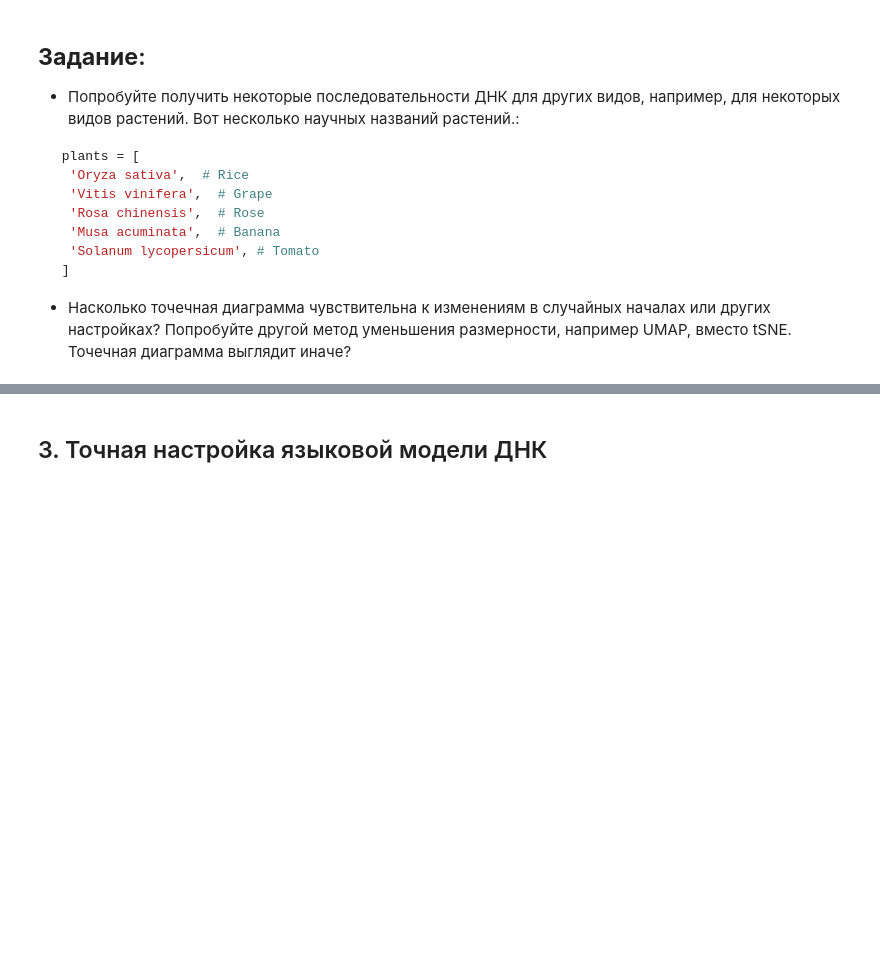
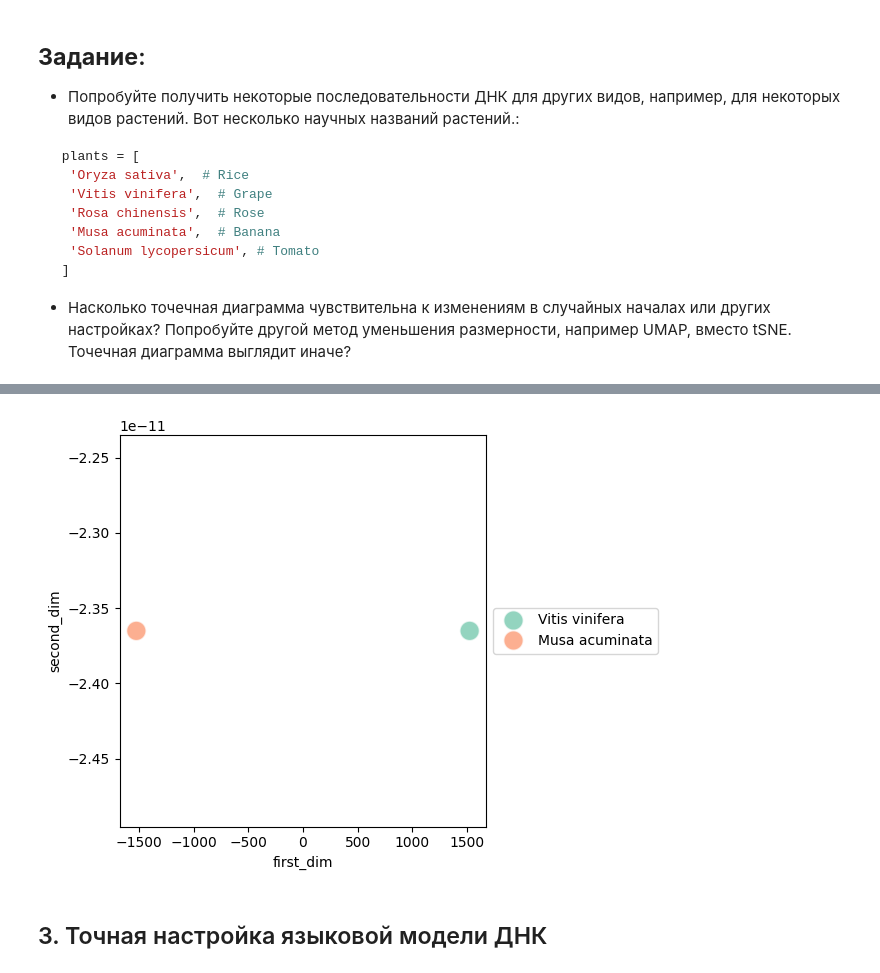
Before and after one commit to pavel-bulyha/NNInBioTasks, a Jupyter notebook: tasks/Lab11-12/AI_for_Biology.ipynb, the cells around one changed output, grey strips where cells are left out. Drawn from its saved outputs; the diff is of its cells as text; code cells hidden in the pictures; blank space fills up the shorter version.

```diff
--- a/tasks/Lab11-12/AI_for_Biology.ipynb
+++ b/tasks/Lab11-12/AI_for_Biology.ipynb
@@ -561,10 +641,10 @@ def _compute_mean_sequence_embeddings(
   # Вычислите вложения.
   attention_mask = tokens_ids != tokenizer.pad_token_id
 
-  # Переместите модель и тензоры на графический процессор.
-  model = model.to('cuda')
-  tokens_ids = tokens_ids.to('cuda')
-  attention_mask = attention_mask.to('cuda')
+  # Переместите модель и тензоры на графический процессор. (если не получится, останется на CPU)
+  model = model.to("cuda" if torch.cuda.is_available() else "cpu")
+  tokens_ids = tokens_ids.to("cuda" if torch.cuda.is_available() else "cpu")
+  attention_mask = attention_mask.to("cuda" if torch.cuda.is_available() else "cpu")
 
   # По умолчанию PyTorch сохраняет график вычислений для обратного прохождения, но это
   # заполняет оперативную память, а нам это не нужно, поэтому мы отключаем это с помощью torch.no_grad() .
@@ -729,0 +838,3 @@ embeddings_tsne_df
+# %%
+embeddings = compute_mean_sequence_embeddings(
+    dna_sequences_df['sequence'], tokenizer, language_model)
@@ -729,0 +845,26 @@ embeddings_tsne_df
+# %%
+# Определяем число физических ядер с помощью wmic или используем логические ядра, если не удалось.
+import multiprocessing
+try:
+    output = subprocess.check_output(
+        "wmic CPU Get NumberOfCores /Format:csv".split(),
+        text=True
+    ).strip()
+    lines = output.splitlines()
+    # Пропускаем заголовок и суммируем количество ядер по всем CPU.
+    num_cores = sum(int(line.split(',')[-1]) for line in lines[1:] if line)
+except Exception as e:
+    num_cores = multiprocessing.cpu_count()
+
+# Устанавливаем переменную окружения для Loky
+os.environ["LOKY_MAX_CPU_COUNT"] = str(num_cores)
+print("Using", num_cores, "CPU cores (LOKY_MAX_CPU_COUNT).")
+#__________________________________________________________________________
+tsne = TSNE(n_components=2, learning_rate='auto', random_state=0, perplexity=1)
+embeddings_tsne = tsne.fit_transform(embeddings)
+
+embeddings_tsne_df = pd.DataFrame(
+    embeddings_tsne, columns=['first_dim', 'second_dim'])
+
+embeddings_tsne_df['organism'] = dna_sequences_df['organism']
+embeddings_tsne_df
@@ -730,13 +876,15 @@ embeddings_tsne_df
 # %%
 ax = sns.scatterplot(data=embeddings_tsne_df,
                 x='first_dim',
                 y='second_dim',
-                hue='label', color=None,
+                hue='organism', color=None,
                 s=200, alpha=0.7, palette='Set2')
 
 plt.legend(loc='center left', bbox_to_anchor=(1, 0.5))
 
 plt.tight_layout()
+# %% [output]
+[figure, added]
 # %% [markdown]
 ## 3. Точная настройка языковой модели ДНК
 # %% [markdown]
```
Also changed, not shown: parts of 22 cells of this notebook.
